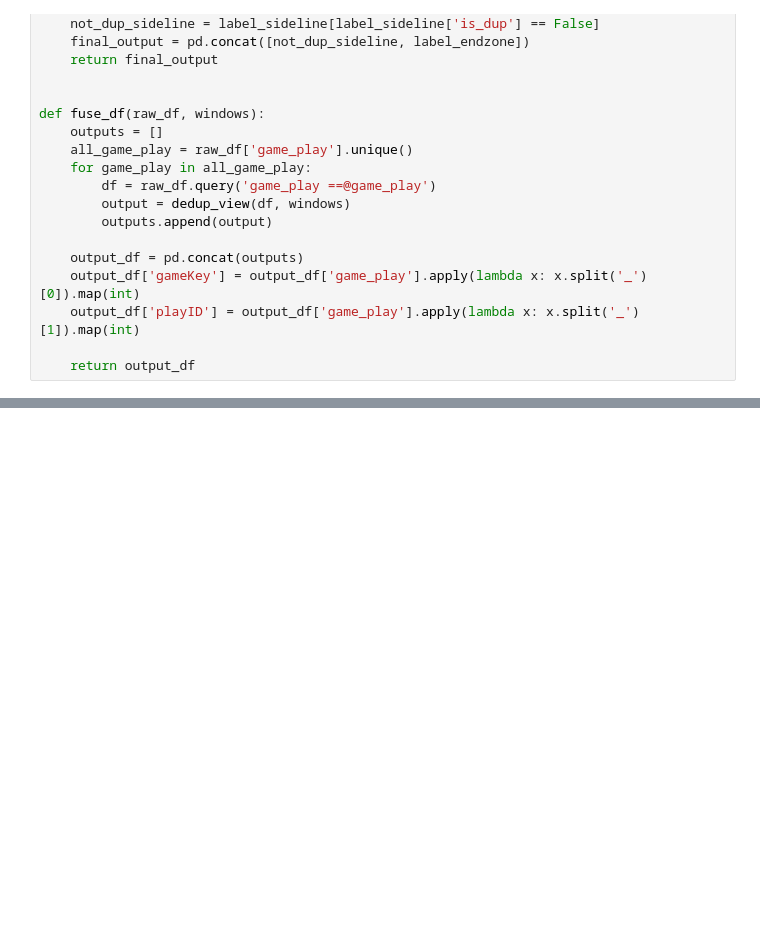
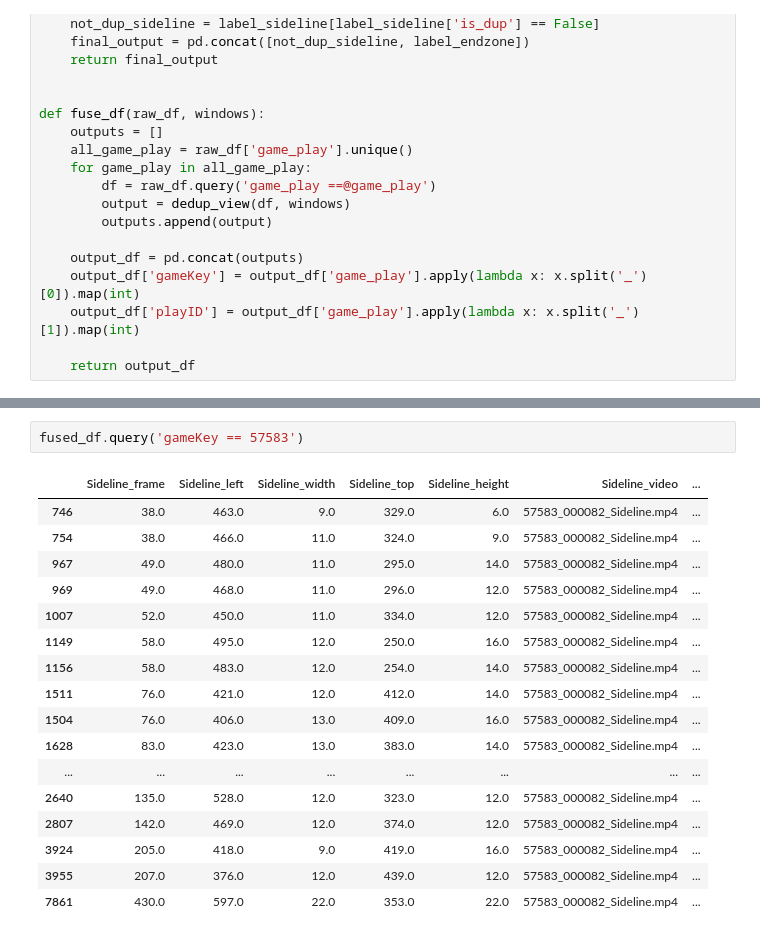
Before and after one commit to aws-samples/multiview-event-fusion-and-visualization, a Jupyter notebook: fuse_and_visualize_multiview_impacts.ipynb, the cells around one changed output, grey strips where cells are left out. Saved outputs shown, nothing was run; the diff lists cells and outputs as text; blank space fills up the shorter version.

```diff
--- a/fuse_and_visualize_multiview_impacts.ipynb
+++ b/fuse_and_visualize_multiview_impacts.ipynb
@@ -87,3 +144,23 @@ fused_df = fuse_df(ground_truth, windows=30)
+# %%
+fused_df.query('gameKey == 57583')
+# %% [output]
+|  | Sideline_frame | Sideline_left | Sideline_width | Sideline_top | Sideline_height | Sideline_video | ... |
+| 746 | 38.0 | 463.0 | 9.0 | 329.0 | 6.0 | 57583_000082_Sideline.mp4 | ... |
+| 754 | 38.0 | 466.0 | 11.0 | 324.0 | 9.0 | 57583_000082_Sideline.mp4 | ... |
+| 967 | 49.0 | 480.0 | 11.0 | 295.0 | 14.0 | 57583_000082_Sideline.mp4 | ... |
+| 969 | 49.0 | 468.0 | 11.0 | 296.0 | 12.0 | 57583_000082_Sideline.mp4 | ... |
+| 1007 | 52.0 | 450.0 | 11.0 | 334.0 | 12.0 | 57583_000082_Sideline.mp4 | ... |
+| 1149 | 58.0 | 495.0 | 12.0 | 250.0 | 16.0 | 57583_000082_Sideline.mp4 | ... |
+| 1156 | 58.0 | 483.0 | 12.0 | 254.0 | 14.0 | 57583_000082_Sideline.mp4 | ... |
+| 1511 | 76.0 | 421.0 | 12.0 | 412.0 | 14.0 | 57583_000082_Sideline.mp4 | ... |
+| 1504 | 76.0 | 406.0 | 13.0 | 409.0 | 16.0 | 57583_000082_Sideline.mp4 | ... |
+| 1628 | 83.0 | 423.0 | 13.0 | 383.0 | 14.0 | 57583_000082_Sideline.mp4 | ... |
+| ... | ... | ... | ... | ... | ... | ... | ... |
+| 2640 | 135.0 | 528.0 | 12.0 | 323.0 | 12.0 | 57583_000082_Sideline.mp4 | ... |
+| 2807 | 142.0 | 469.0 | 12.0 | 374.0 | 12.0 | 57583_000082_Sideline.mp4 | ... |
+| 3924 | 205.0 | 418.0 | 9.0 | 419.0 | 16.0 | 57583_000082_Sideline.mp4 | ... |
+| 3955 | 207.0 | 376.0 | 12.0 | 439.0 | 12.0 | 57583_000082_Sideline.mp4 | ... |
+| 7861 | 430.0 | 597.0 | 22.0 | 353.0 | 22.0 | 57583_000082_Sideline.mp4 | ... |
 # %%
 def overlay_impacts(ez_vid_path:str,
                     sl_vid_path:str,
```
Also changed, not shown: parts of 7 cells of this notebook.
